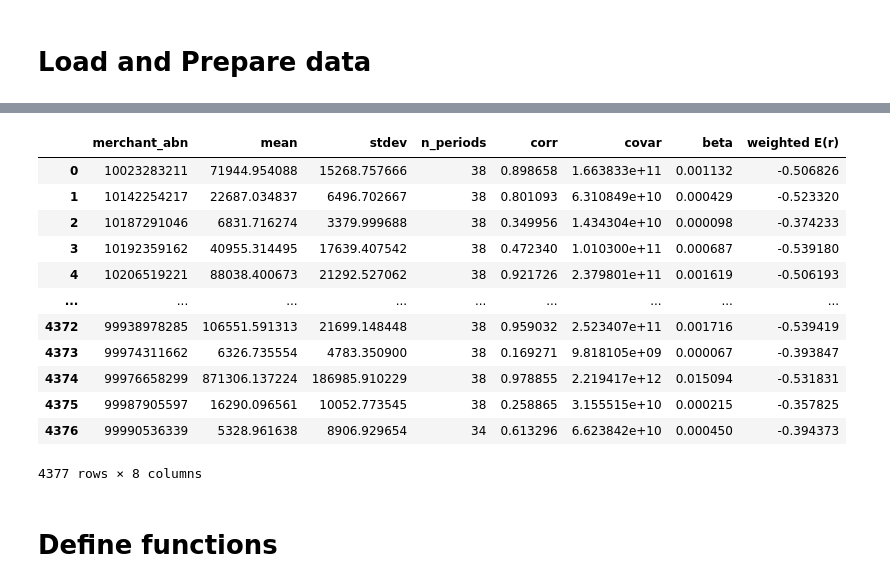
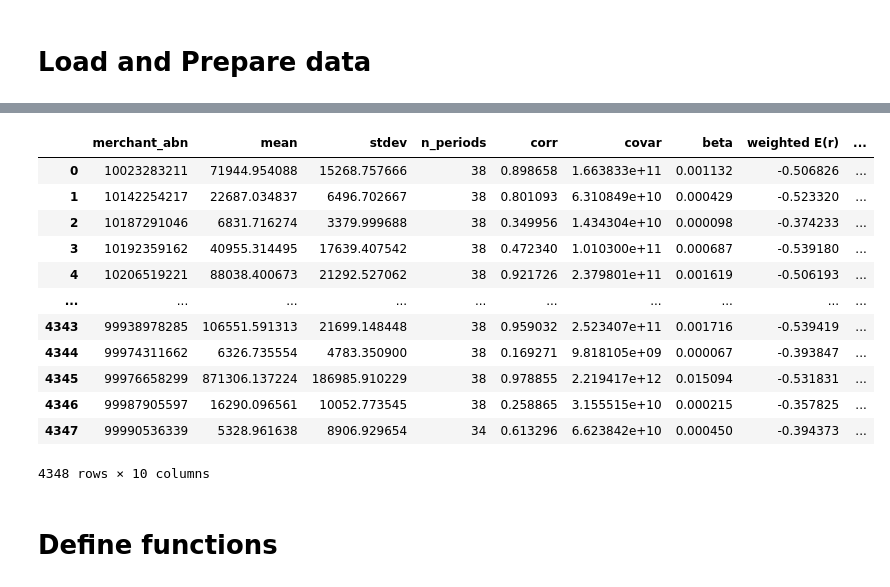
Before and after one commit to TGChenZP/MAST30034-A2_GroupWork_Py, a Jupyter notebook: notebooks/R_10 final_model.ipynb, the cells around one changed output, grey strips where cells are left out. Saved outputs shown, nothing was run; the diff lists cells and outputs as text; code cells hidden in the pictures.

```diff
--- a/notebooks/R_10 final_model.ipynb
+++ b/notebooks/R_10 final_model.ipynb
@@ -11,6 +11,16 @@ merchant_overall = pd.read_csv('../data/curated/final_model/agg_fortnightly_mean
 merchant_fortnight_train = pd.read_csv('../data/curated/final_model/fortnightly_agg_merchant_transactions_train_NOFRAUD.csv')
 merchant_fortnight_validate = pd.read_csv('../data/curated/final_model/fortnightly_agg_merchant_transactions_validate_NOFRAUD.csv')
 merchant_fortnight= pd.read_csv('../data/curated/final_model/fortnightly_agg_merchant_transactions_NOFRAUD.csv')
+# %%
+loyalty_train = pd.read_csv('../data/curated/final_model/loyalty_train.csv')
+loyalty_train = loyalty_train[['merchant_abn', 'repeated_purchase_rate']]
+
+loyalty_overall = pd.read_csv(('../data/curated/final_model/loyalty_full.csv'))
+loyalty_overall = loyalty_train[['merchant_abn', 'repeated_purchase_rate']]
+# %%
+persona_train = pd.read_csv('../data/curated/final_model/persona_train.csv')
+
+persona_overall = pd.read_csv(('../data/curated/final_model/persona_full.csv'))
 # %%
 growth_train = pd.read_csv('../data/curated/final_model/E(r)_train.csv')
 
@@ -50,18 +78,21 @@ merchant_train.describe()
 # %%
 # merge dataset with 4th variable
 merchant_overall = merchant_overall.merge(growth_overall, on='merchant_abn', how='inner')
+merchant_overall = merchant_overall.merge(loyalty_overall, on='merchant_abn', how='inner')
+merchant_overall = merchant_overall.merge(persona_overall, on='merchant_abn', how='inner')
+
 merchant_overall
 # %% [output]
-|  | merchant_abn | mean | stdev | n_periods | corr | covar | beta | weighted E(r) |
-| 0 | 10023283211 | 71944.954088 | 15268.757666 | 38 | 0.898658 | 1.663833e+11 | 0.001132 | -0.506826 |
-| 1 | 10142254217 | 22687.034837 | 6496.702667 | 38 | 0.801093 | 6.310849e+10 | 0.000429 | -0.523320 |
-| 2 | 10187291046 | 6831.716274 | 3379.999688 | 38 | 0.349956 | 1.434304e+10 | 0.000098 | -0.374233 |
-| 3 | 10192359162 | 40955.314495 | 17639.407542 | 38 | 0.472340 | 1.010300e+11 | 0.000687 | -0.539180 |
-| 4 | 10206519221 | 88038.400673 | 21292.527062 | 38 | 0.921726 | 2.379801e+11 | 0.001619 | -0.506193 |
-| ... | ... | ... | ... | ... | ... | ... | ... | ... |
-| 4372 | 99938978285 | 106551.591313 | 21699.148448 | 38 | 0.959032 | 2.523407e+11 | 0.001716 | -0.539419 |
-| 4373 | 99974311662 | 6326.735554 | 4783.350900 | 38 | 0.169271 | 9.818105e+09 | 0.000067 | -0.393847 |
-| 4374 | 99976658299 | 871306.137224 | 186985.910229 | 38 | 0.978855 | 2.219417e+12 | 0.015094 | -0.531831 |
-| 4375 | 99987905597 | 16290.096561 | 10052.773545 | 38 | 0.258865 | 3.155515e+10 | 0.000215 | -0.357825 |
-| 4376 | 99990536339 | 5328.961638 | 8906.929654 | 34 | 0.613296 | 6.623842e+10 | 0.000450 | -0.394373 |
+|  | merchant_abn | mean | stdev | n_periods | corr | covar | beta | weighted E(r) | ... |
+| 0 | 10023283211 | 71944.954088 | 15268.757666 | 38 | 0.898658 | 1.663833e+11 | 0.001132 | -0.506826 | ... |
+| 1 | 10142254217 | 22687.034837 | 6496.702667 | 38 | 0.801093 | 6.310849e+10 | 0.000429 | -0.523320 | ... |
+| 2 | 10187291046 | 6831.716274 | 3379.999688 | 38 | 0.349956 | 1.434304e+10 | 0.000098 | -0.374233 | ... |
+| 3 | 10192359162 | 40955.314495 | 17639.407542 | 38 | 0.472340 | 1.010300e+11 | 0.000687 | -0.539180 | ... |
+| 4 | 10206519221 | 88038.400673 | 21292.527062 | 38 | 0.921726 | 2.379801e+11 | 0.001619 | -0.506193 | ... |
+| ... | ... | ... | ... | ... | ... | ... | ... | ... | ... |
+| 4343 | 99938978285 | 106551.591313 | 21699.148448 | 38 | 0.959032 | 2.523407e+11 | 0.001716 | -0.539419 | ... |
+| 4344 | 99974311662 | 6326.735554 | 4783.350900 | 38 | 0.169271 | 9.818105e+09 | 0.000067 | -0.393847 | ... |
+| 4345 | 99976658299 | 871306.137224 | 186985.910229 | 38 | 0.978855 | 2.219417e+12 | 0.015094 | -0.531831 | ... |
+| 4346 | 99987905597 | 16290.096561 | 10052.773545 | 38 | 0.258865 | 3.155515e+10 | 0.000215 | -0.357825 | ... |
+| 4347 | 99990536339 | 5328.961638 | 8906.929654 | 34 | 0.613296 | 6.623842e+10 | 0.000450 | -0.394373 | ... |
-4377 rows × 8 columns
+4348 rows × 10 columns
```
Also changed, not shown: parts of 15 cells of this notebook, 1 other file.
